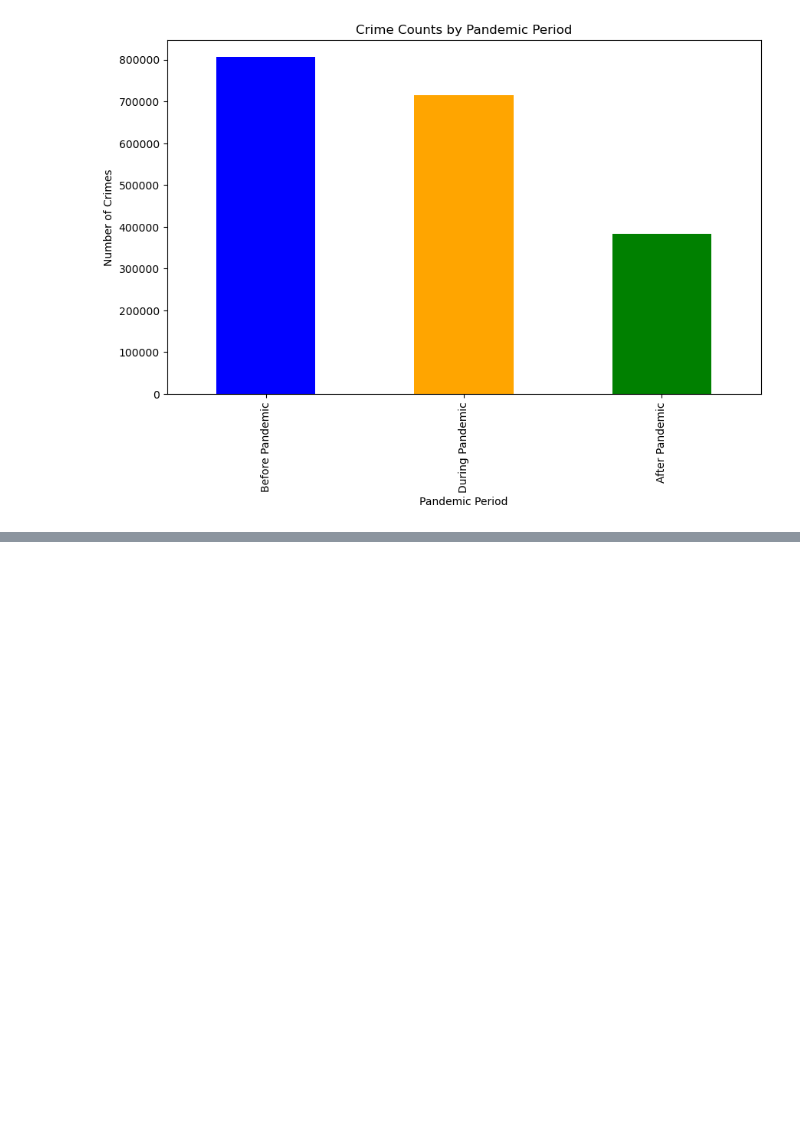
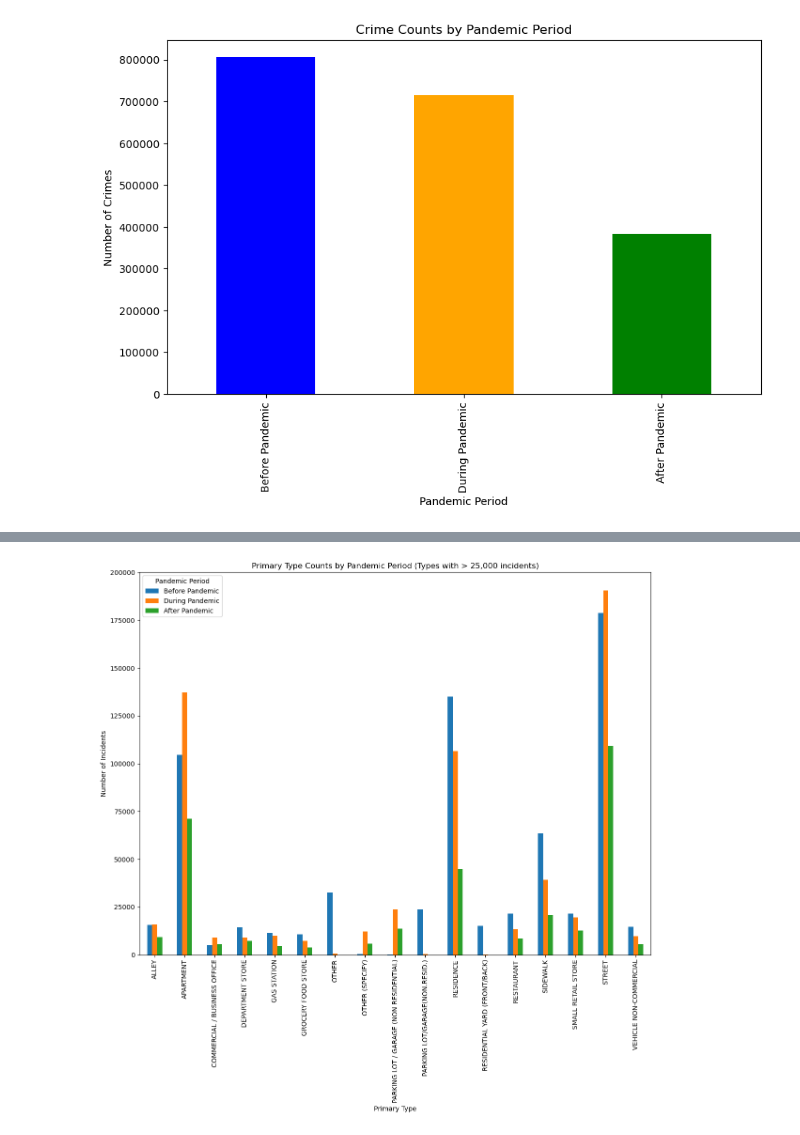
Before and after one commit to QJones76/team-project-1, a Jupyter notebook: main_analysis_file.ipynb, the cells around one changed output, grey strips where cells are left out. Cells and saved outputs as stored; diff of their text form; code cells hidden in the pictures; blank space fills up the shorter version.

```diff
--- a/main_analysis_file.ipynb
+++ b/main_analysis_file.ipynb
@@ -776,0 +1189,27 @@ plt.show()
+# %%
+# Get a copy of the data frame to work with
+location_frequency = crime_location_data.copy()
+
+# Group by 'Pandemic Period' and 'Primary Type' to get the counts
+location_frequency = location_frequency.groupby(['Pandemic Period', 'Location Description']).size()
+
+# Filter for primary types with a total count above 25,000
+location_totals = location_frequency.groupby('Location Description').sum()  # Get the total count per primary type
+filtered_location = location_totals[location_totals > 15000].index  # Filter primary types above 25,000
+
+# Filter the original data to include only these primary types
+location_frequency = location_frequency[location_frequency.index.get_level_values('Location Description').isin(filtered_location)]
+
+# Plot the data as a bar chart
+location_frequency.unstack('Pandemic Period').plot(kind='bar', figsize=(12, 12))
+
+# Add titles and labels
+plt.title("Primary Type Counts by Pandemic Period (Types with > 25,000 incidents)")
+plt.xlabel("Primary Type")
+plt.ylabel("Number of Incidents")
+plt.legend(title="Pandemic Period")
+plt.xticks(rotation=90)
+plt.tight_layout()
+plt.show()
+# %% [output]
+[figure, added]
```
Also changed, not shown: parts of 20 cells of this notebook, 10 other files.
